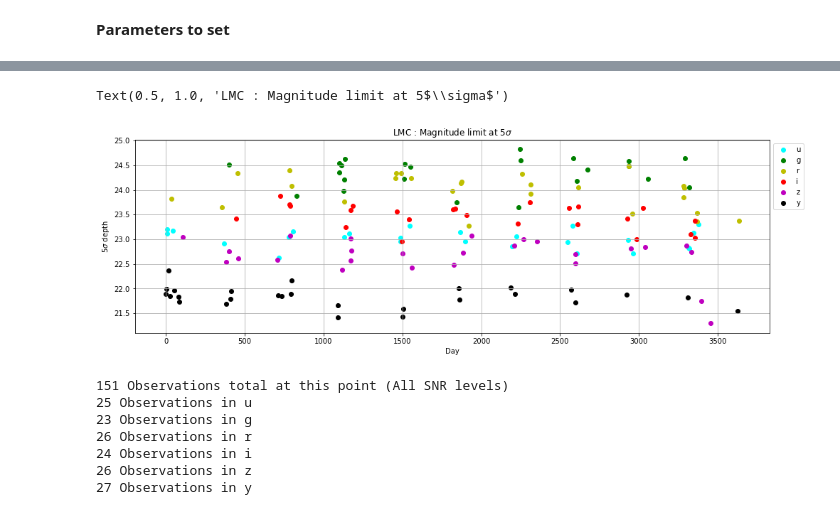
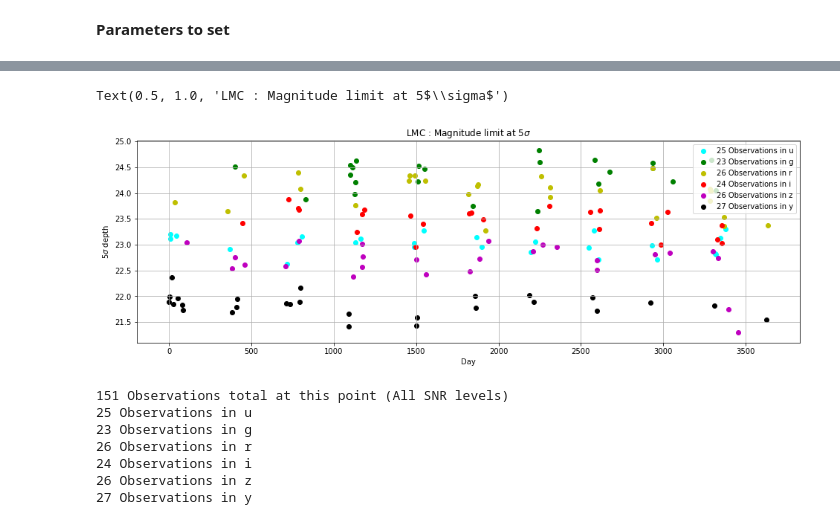
Before and after one commit to sylvielsstfr/MyCadence, a Jupyter notebook: LightCurves/PullLightCurves.ipynb, the cells around one changed output, grey strips where cells are left out. Drawn from its saved outputs; the diff is of its cells as text; code cells hidden in the pictures.

```diff
--- a/LightCurves/PullLightCurves.ipynb
+++ b/LightCurves/PullLightCurves.ipynb
@@ -127 +127,10 @@ print(bundle.metricValues.data[0]['filter'][0:10])
 ['i' 'y' 'r' 'y' 'i' 'u' 'u' 'i' 'z' 'i']
+# %%
+# Count up observations per filter.
+all_label=[]
+print('%i Observations total at this point' % (
+    bundle.metricValues.data[0].size))
+for fname in filters:
+    good = np.where(bundle.metricValues.data[0]['filter'] == fname)[0]
+    print('%i Observations in %s' % (good.size, fname))
+    all_label.append('%i Observations in %s' % (good.size, fname))
@@ -128,20 +145,23 @@ print(bundle.metricValues.data[0]['filter'][0:10])
 # %%
 # Let's plot the time and m5 depth of these visits.
 plt.figure(figsize=(16,5))
 dayZero = bundle.metricValues.data[0][mjdcol].min()
+idf=0
 for fname in filters:
     good = np.where(bundle.metricValues.data[0]['filter'] == fname)
     plt.scatter(bundle.metricValues.data[0][mjdcol][good]- dayZero,
                 bundle.metricValues.data[0]['fiveSigmaDepth'][good],
-                c = colors[fname], label=fname)
+                c = colors[fname], label=all_label[idf])
+    idf+=1
 plt.xlabel('Day')
 plt.ylabel('5$\sigma$ depth')
-plt.legend(scatterpoints=1, loc="upper left", bbox_to_anchor=(1,1))
+#plt.legend(scatterpoints=1, loc="upper left", bbox_to_anchor=(1,1))
+plt.legend(scatterpoints=1, loc="upper right")
 plt.grid()
 plt.title("LMC : Magnitude limit at 5$\sigma$")
 # %% [output]
 Text(0.5, 1.0, 'LMC : Magnitude limit at 5$\\sigma$')
-[figure, old version]
+[figure, new version]
 # %%
 # Count up observations per filter.
 print('%i Observations total at this point (All SNR levels)' % (
```
Also changed, not shown: parts of 5 cells of this notebook, 2 other files.
